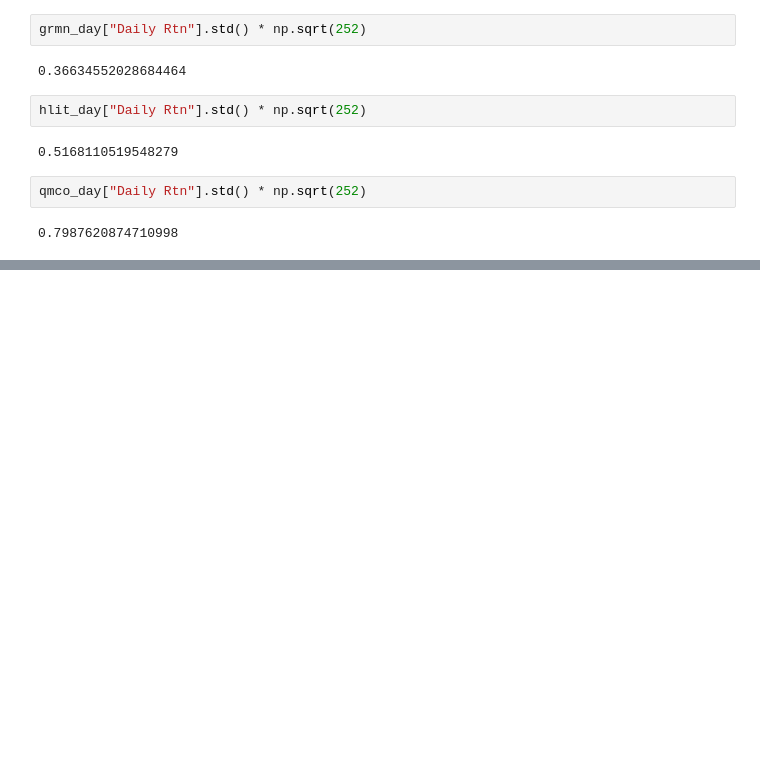
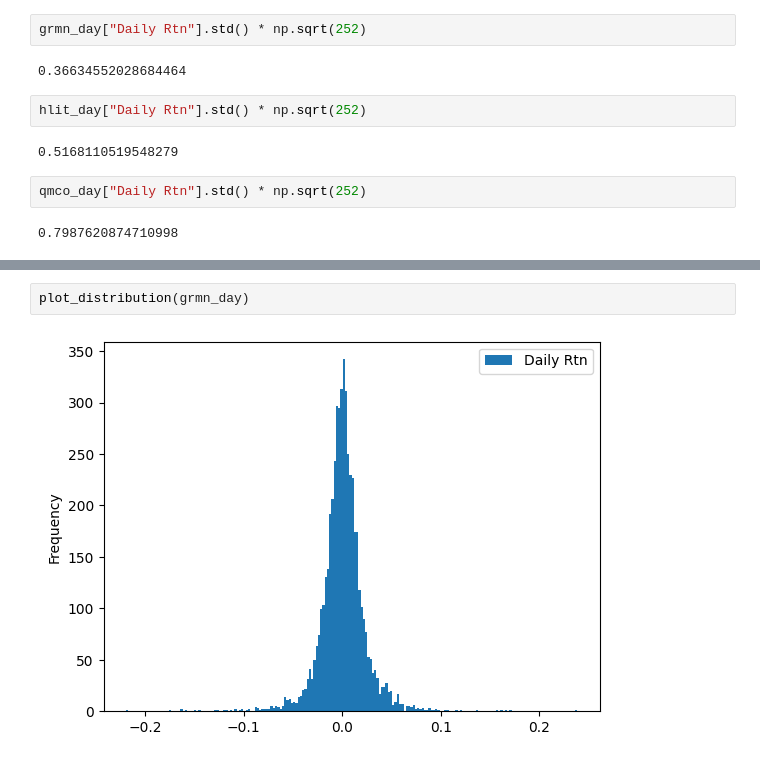
Before and after one commit to HYChangTAMU/Projects, a Jupyter notebook: Assignment1/Project1.ipynb, the cells around one changed output, grey strips where cells are left out. Cells and saved outputs as stored; diff of their text form; blank space fills up the shorter version.

```diff
--- a/Assignment1/Project1.ipynb
+++ b/Assignment1/Project1.ipynb
@@ -580,0 +599,4 @@ qmco_day["Daily Rtn"].std() * np.sqrt(252)
+# %%
+plot_distribution(grmn_day)
+# %% [output]
+[figure, added]
```
Also changed, not shown: parts of 7 cells of this notebook.
